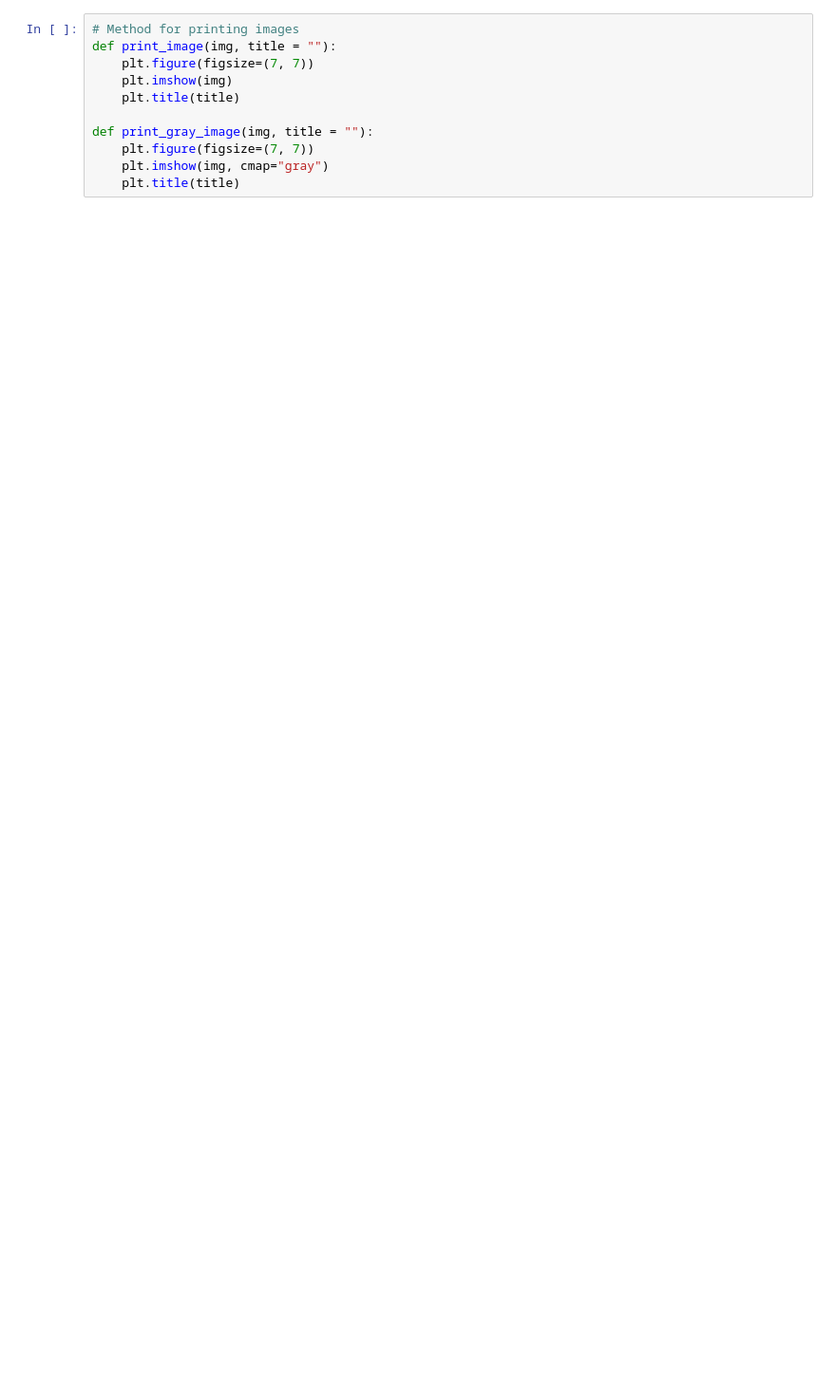
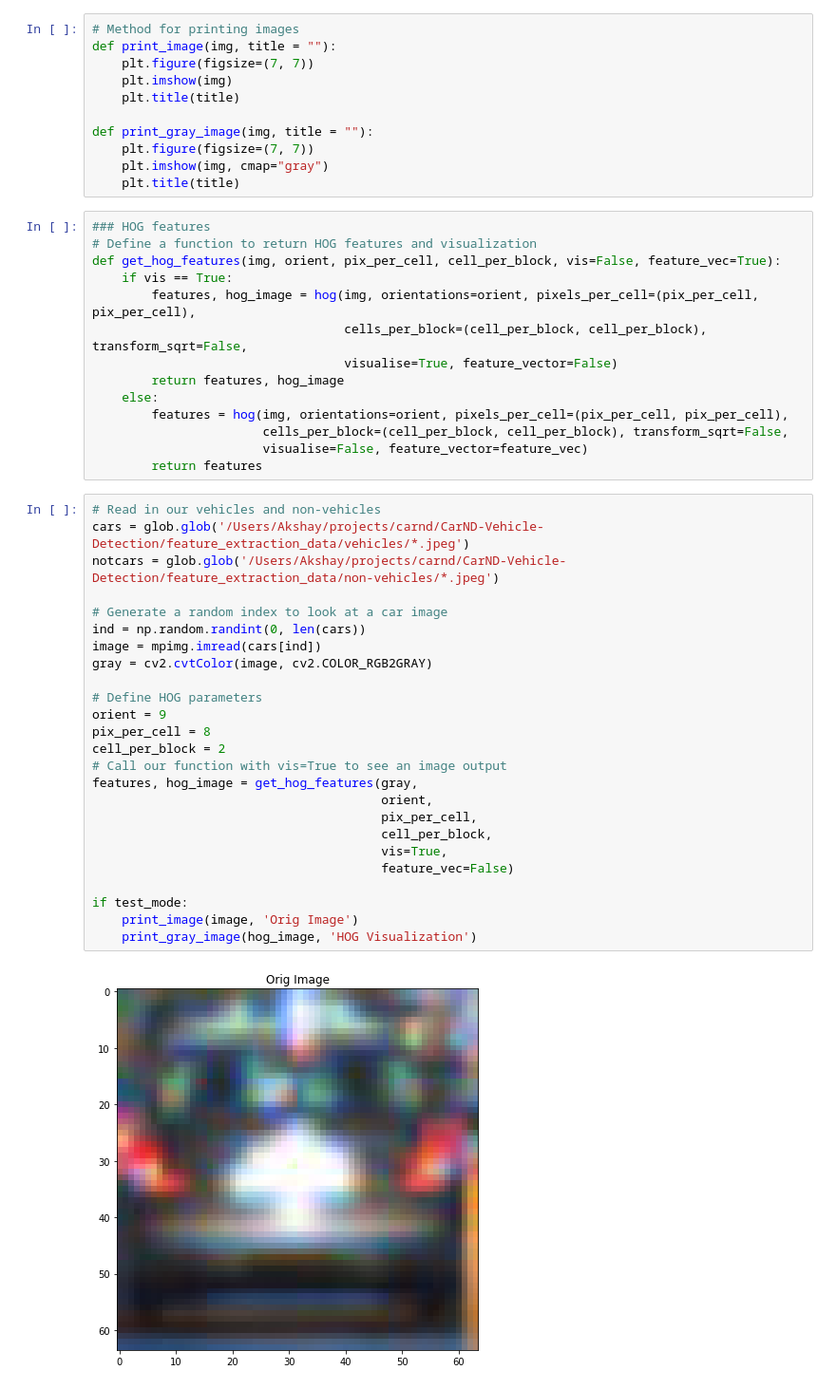
Before and after one commit to chmod600/carnd1-project5, a Jupyter notebook: pipepine1.ipynb, the cells around one changed output. Shown at 95% size. Drawn from its saved outputs; the diff is of its cells as text; blank space fills up the shorter version.

```diff
--- a/pipepine1.ipynb
+++ b/pipepine1.ipynb
@@ -32,3 +27,44 @@ def print_gray_image(img, title = ""):
     plt.figure(figsize=(7, 7))
     plt.imshow(img, cmap="gray")
     plt.title(title)
+# %%
+### HOG features
+# Define a function to return HOG features and visualization
+def get_hog_features(img, orient, pix_per_cell, cell_per_block, vis=False, feature_vec=True):
+    if vis == True:
+        features, hog_image = hog(img, orientations=orient, pixels_per_cell=(pix_per_cell, pix_per_cell),
+                                  cells_per_block=(cell_per_block, cell_per_block), transform_sqrt=False,
+                                  visualise=True, feature_vector=False)
+        return features, hog_image
+    else:
+        features = hog(img, orientations=orient, pixels_per_cell=(pix_per_cell, pix_per_cell),
+                       cells_per_block=(cell_per_block, cell_per_block), transform_sqrt=False,
+                       visualise=False, feature_vector=feature_vec)
+        return features
+# %%
+# Read in our vehicles and non-vehicles
+cars = glob.glob('/Users/Akshay/projects/carnd/CarND-Vehicle-Detection/feature_extraction_data/vehicles/*.jpeg')
+notcars = glob.glob('/Users/Akshay/projects/carnd/CarND-Vehicle-Detection/feature_extraction_data/non-vehicles/*.jpeg')
+
+# Generate a random index to look at a car image
+ind = np.random.randint(0, len(cars))
+image = mpimg.imread(cars[ind])
+gray = cv2.cvtColor(image, cv2.COLOR_RGB2GRAY)
+
+# Define HOG parameters
+orient = 9
+pix_per_cell = 8
+cell_per_block = 2
+# Call our function with vis=True to see an image output
+features, hog_image = get_hog_features(gray,
+                                       orient,
+                                       pix_per_cell,
+                                       cell_per_block,
+                                       vis=True,
+                                       feature_vec=False)
+
+if test_mode:
+    print_image(image, 'Orig Image')
+    print_gray_image(hog_image, 'HOG Visualization')
+# %% [output]
+[figure, added]
```
Also changed, not shown: parts of 3 cells of this notebook, 2 other files.
